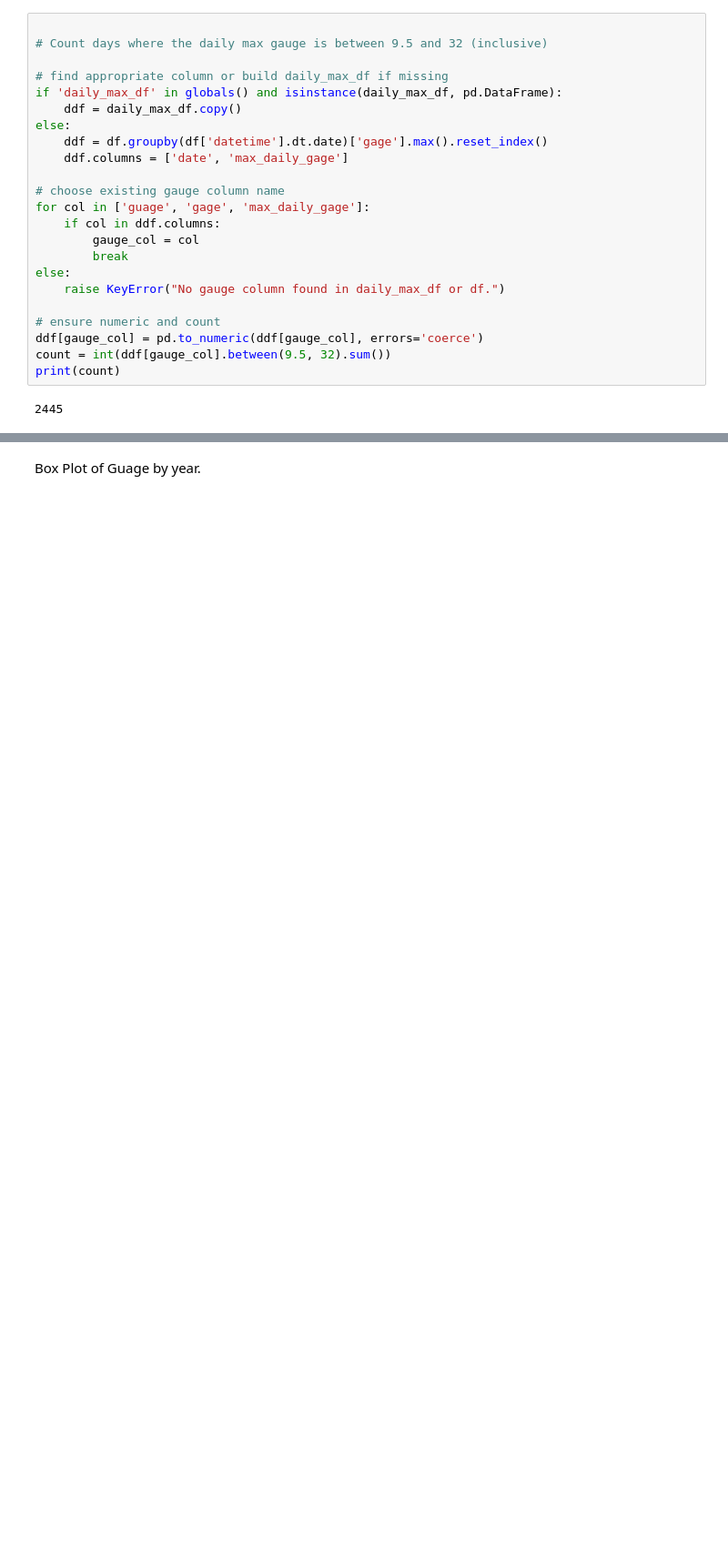
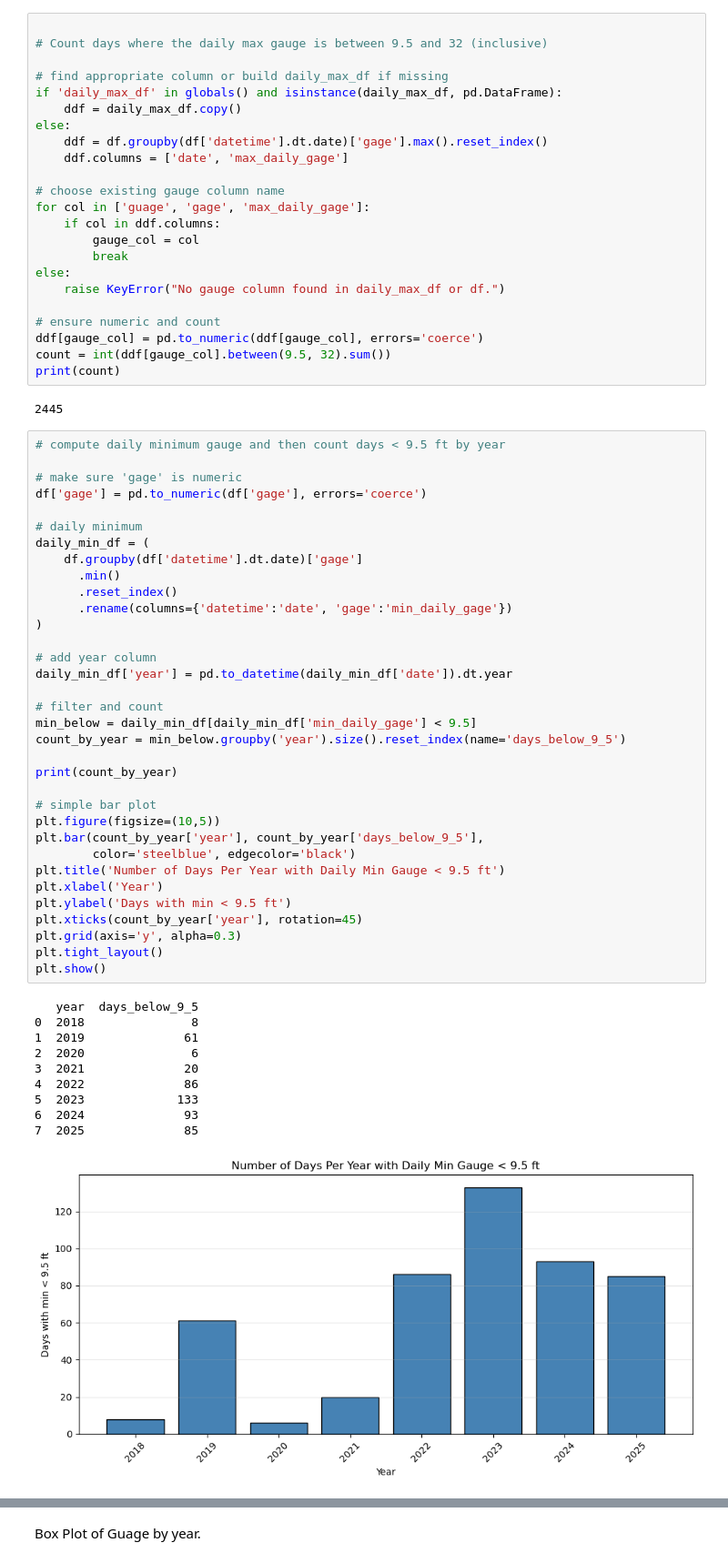
Before and after one commit to Raybies/GreenRiverFerryRiver, a Jupyter notebook: GRF_VA.ipynb, the cells around one changed output, grey strips where cells are left out. Shown at 91% size. Drawn from its saved outputs; the diff is of its cells as text; blank space fills up the shorter version.

```diff
--- a/GRF_VA.ipynb
+++ b/GRF_VA.ipynb
@@ -286,3 +333,48 @@ count = int(ddf[gauge_col].between(9.5, 32).sum())
 print(count)
 # %% [output]
 2445
+# %%
+# compute daily minimum gauge and then count days < 9.5 ft by year
+
+# make sure 'gage' is numeric
+df['gage'] = pd.to_numeric(df['gage'], errors='coerce')
+
+# daily minimum
+daily_min_df = (
+    df.groupby(df['datetime'].dt.date)['gage']
+      .min()
+      .reset_index()
+      .rename(columns={'datetime':'date', 'gage':'min_daily_gage'})
+)
+
+# add year column
+daily_min_df['year'] = pd.to_datetime(daily_min_df['date']).dt.year
+
+# filter and count
+min_below = daily_min_df[daily_min_df['min_daily_gage'] < 9.5]
+count_by_year = min_below.groupby('year').size().reset_index(name='days_below_9_5')
+
+print(count_by_year)
+
+# simple bar plot
+plt.figure(figsize=(10,5))
+plt.bar(count_by_year['year'], count_by_year['days_below_9_5'],
+        color='steelblue', edgecolor='black')
+plt.title('Number of Days Per Year with Daily Min Gauge < 9.5 ft')
+plt.xlabel('Year')
+plt.ylabel('Days with min < 9.5 ft')
+plt.xticks(count_by_year['year'], rotation=45)
+plt.grid(axis='y', alpha=0.3)
+plt.tight_layout()
+plt.show()
+# %% [output]
+   year  days_below_9_5
+0  2018               8
+1  2019              61
+2  2020               6
+3  2021              20
+4  2022              86
+5  2023             133
+6  2024              93
+7  2025              85
+[figure, added]
```
Also changed, not shown: parts of 6 cells of this notebook.
